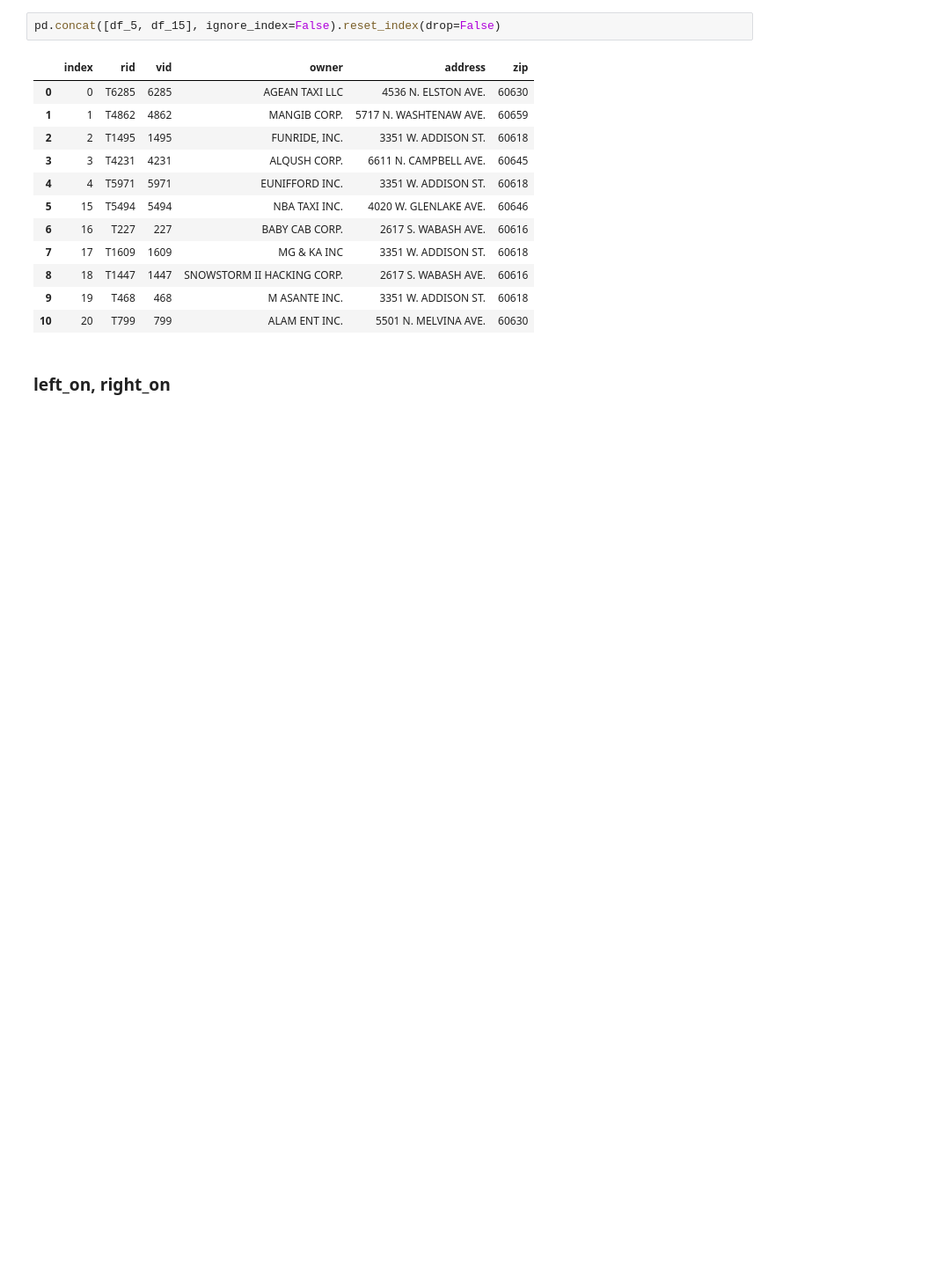
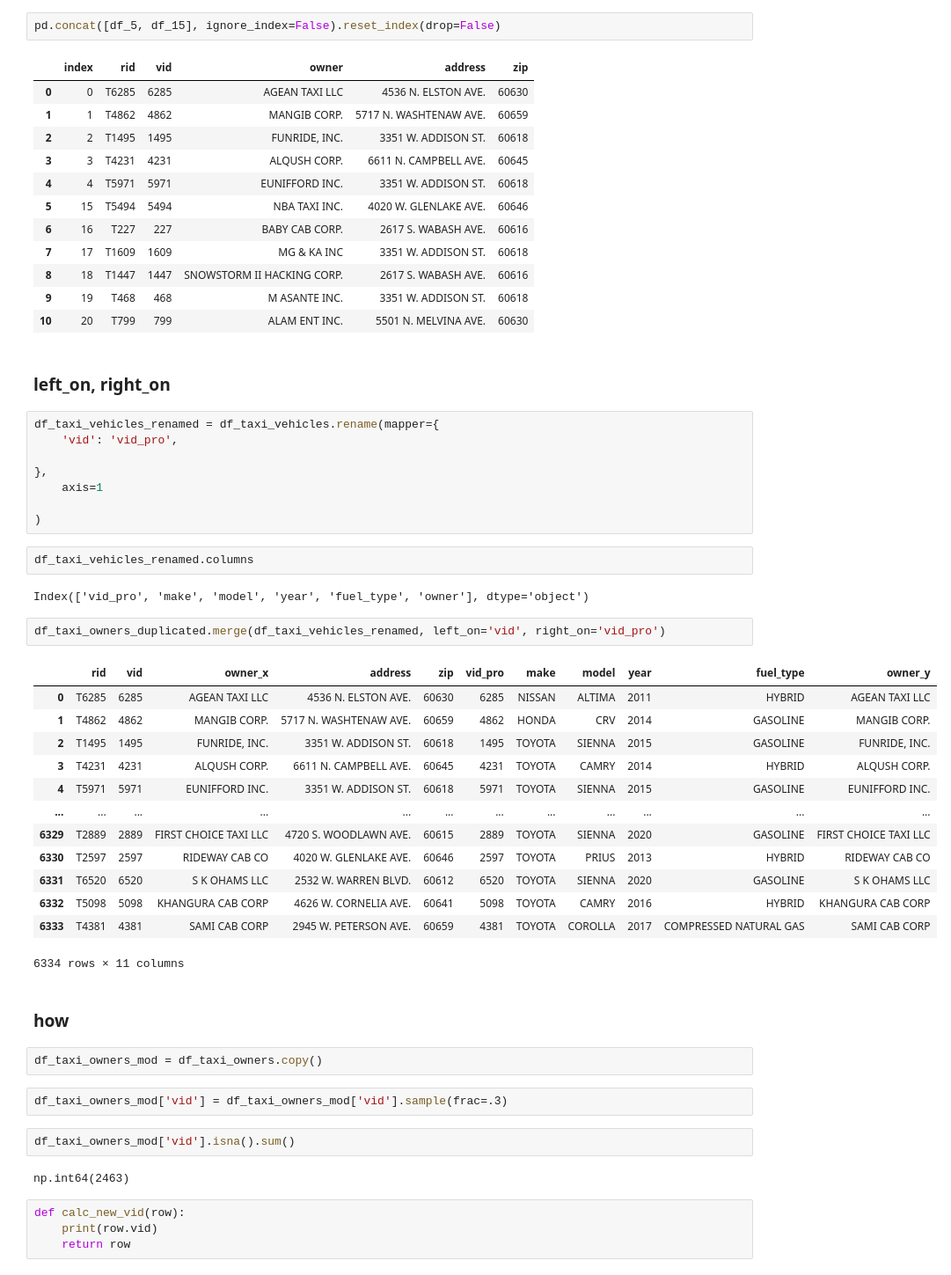
Before and after one commit to Kinetics20/Data_Science_notes, a Jupyter notebook: notebooks/pandas_merge_2.ipynb, the cells around one changed output. Shown at 88% size. Drawn from its saved outputs; the diff is of its cells as text; blank space fills up the shorter version.

Commit message:
work out with join df, merge, concat

```diff
--- a/notebooks/pandas_merge_2.ipynb
+++ b/notebooks/pandas_merge_2.ipynb
@@ -261,3 +261,45 @@ pd.concat([df_5, df_15], ignore_index=False).reset_index(drop=False)
 | 10 | 20 | T799 | 799 | ALAM ENT INC. | 5501 N. MELVINA AVE. | 60630 |
 # %% [markdown]
 ### left_on, right_on
+# %%
+df_taxi_vehicles_renamed = df_taxi_vehicles.rename(mapper={
+    'vid': 'vid_pro',
+
+},
+    axis=1
+
+)
+# %%
+df_taxi_vehicles_renamed.columns
+# %% [output]
+Index(['vid_pro', 'make', 'model', 'year', 'fuel_type', 'owner'], dtype='object')
+# %%
+df_taxi_owners_duplicated.merge(df_taxi_vehicles_renamed, left_on='vid', right_on='vid_pro')
+# %% [output]
+|  | rid | vid | owner_x | address | zip | vid_pro | make | model | year | fuel_type | owner_y |
+| 0 | T6285 | 6285 | AGEAN TAXI LLC | 4536 N. ELSTON AVE. | 60630 | 6285 | NISSAN | ALTIMA | 2011 | HYBRID | AGEAN TAXI LLC |
+| 1 | T4862 | 4862 | MANGIB CORP. | 5717 N. WASHTENAW AVE. | 60659 | 4862 | HONDA | CRV | 2014 | GASOLINE | MANGIB CORP. |
+| 2 | T1495 | 1495 | FUNRIDE, INC. | 3351 W. ADDISON ST. | 60618 | 1495 | TOYOTA | SIENNA | 2015 | GASOLINE | FUNRIDE, INC. |
+| 3 | T4231 | 4231 | ALQUSH CORP. | 6611 N. CAMPBELL AVE. | 60645 | 4231 | TOYOTA | CAMRY | 2014 | HYBRID | ALQUSH CORP. |
+| 4 | T5971 | 5971 | EUNIFFORD INC. | 3351 W. ADDISON ST. | 60618 | 5971 | TOYOTA | SIENNA | 2015 | GASOLINE | EUNIFFORD INC. |
+| ... | ... | ... | ... | ... | ... | ... | ... | ... | ... | ... | ... |
+| 6329 | T2889 | 2889 | FIRST CHOICE TAXI LLC | 4720 S. WOODLAWN AVE. | 60615 | 2889 | TOYOTA | SIENNA | 2020 | GASOLINE | FIRST CHOICE TAXI LLC |
+| 6330 | T2597 | 2597 | RIDEWAY CAB CO | 4020 W. GLENLAKE AVE. | 60646 | 2597 | TOYOTA | PRIUS | 2013 | HYBRID | RIDEWAY CAB CO |
+| 6331 | T6520 | 6520 | S K OHAMS LLC | 2532 W. WARREN BLVD. | 60612 | 6520 | TOYOTA | SIENNA | 2020 | GASOLINE | S K OHAMS LLC |
+| 6332 | T5098 | 5098 | KHANGURA CAB CORP | 4626 W. CORNELIA AVE. | 60641 | 5098 | TOYOTA | CAMRY | 2016 | HYBRID | KHANGURA CAB CORP |
+| 6333 | T4381 | 4381 | SAMI CAB CORP | 2945 W. PETERSON AVE. | 60659 | 4381 | TOYOTA | COROLLA | 2017 | COMPRESSED NATURAL GAS | SAMI CAB CORP |
+6334 rows × 11 columns
+# %% [markdown]
+### how
+# %%
+df_taxi_owners_mod = df_taxi_owners.copy()
+# %%
+df_taxi_owners_mod['vid'] = df_taxi_owners_mod['vid'].sample(frac=.3)
+# %%
+df_taxi_owners_mod['vid'].isna().sum()
+# %% [output]
+np.int64(2463)
+# %%
+def calc_new_vid(row):
+    print(row.vid)
+    return row
```
Also changed, not shown: parts of 26 cells of this notebook.
